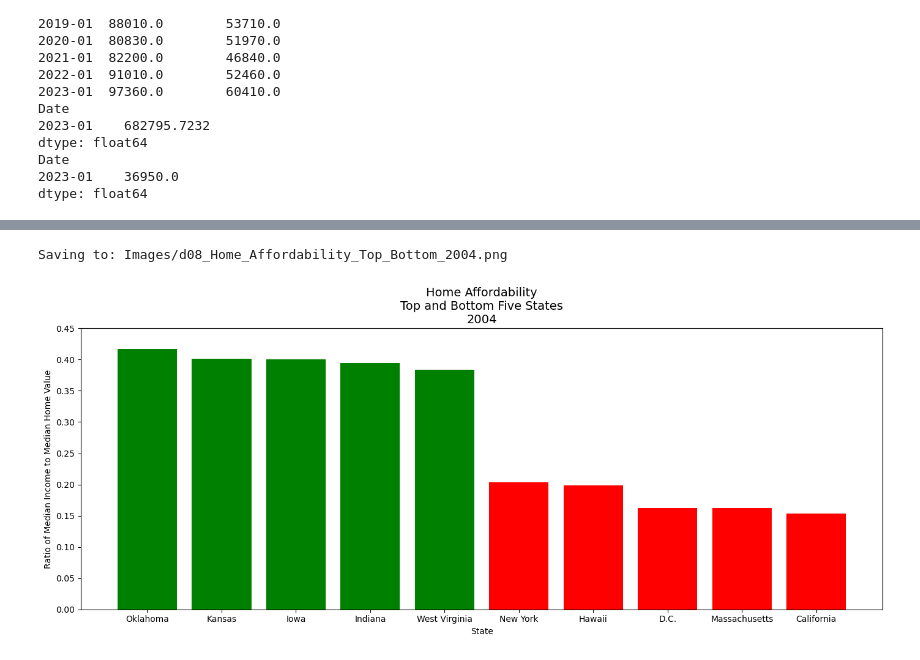
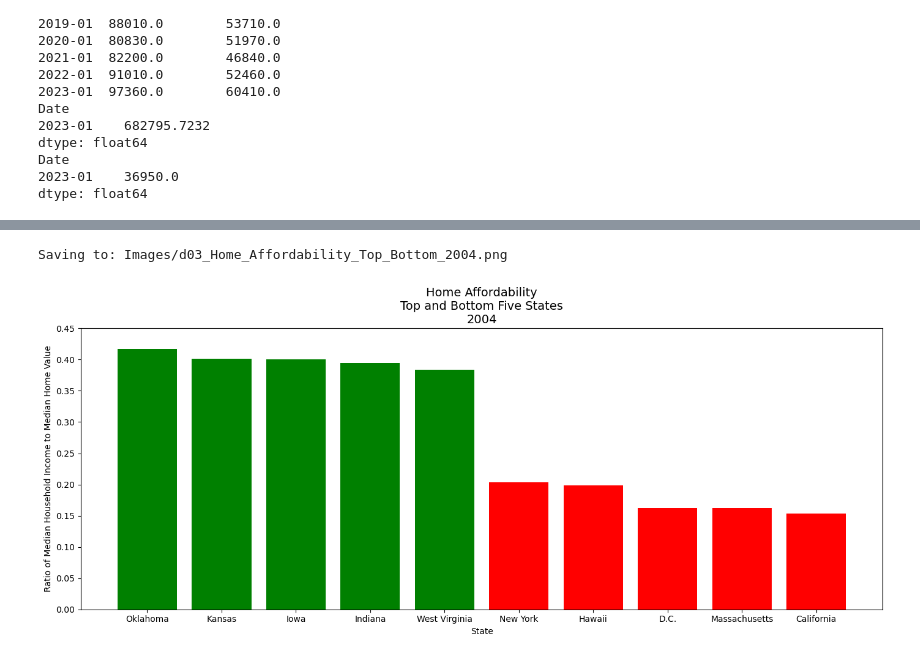
Before and after one commit to d-burke-data/Project_01, a Jupyter notebook: Work_David/Home_Value_vs_Median_Income.ipynb, the cells around one changed output, grey strips where cells are left out. Cells and saved outputs as stored; diff of their text form; code cells hidden in the pictures.

```diff
--- a/Work_David/Home_Value_vs_Median_Income.ipynb
+++ b/Work_David/Home_Value_vs_Median_Income.ipynb
@@ -338,7 +303,7 @@ Date
 2023-01    36950.0
 dtype: float64
 # %%
-plt.figure(figsize=(14,6))
-graph_home_value_vs_income(["Hawaii", "West Virginia"])
+#plt.figure(figsize=(14,6))
+#graph_home_value_vs_income(["Hawaii", "West Virginia"])
 
-figure_count = save_figure(figure_count, "Images","States_HI_WV_2004-2023.png")
+#figure_count = save_figure(figure_count, "Images","States_HI_WV_2004-2023.png")
@@ -355,7 +317,7 @@ Saving to: Images/d04_States_HI_WV_2004-2023.png
 #
 #figure_count = save_figure(figure_count, "Images","States_HI_WV_2004-2023.png")
 # %%
-plt.figure(figsize=(14,6))
-graph_home_value_vs_income(["Maryland", "Mississippi"])
+#plt.figure(figsize=(14,6))
+#graph_home_value_vs_income(["Maryland", "Mississippi"])
 
-figure_count = save_figure(figure_count, "Images","States_MD_MS_2004-2023.png")
+#figure_count = save_figure(figure_count, "Images","States_MD_MS_2004-2023.png")
@@ -405,16 +402,16 @@ Saving to: Images/d06_LinearRegression_Home_Values_Income_2004.png
 # %%
-labels = [f"Median Household Income vs Median Home Value\nAll States\n{home_value_df.iloc[-1,0]}",
-          "Median Household Income ($)",
-          "Median Home Value ($)"]
+#labels = [f"Median Household Income vs Median Home Value\nAll States\n{home_value_df.iloc[-1,0]}",
+#          "Median Household Income ($)",
+#          "Median Home Value ($)"]
 
-plt.figure(figsize=(10,8))
-x_vals = median_income_df.iloc[-1:,start_column:end_column]
-y_vals = home_value_df.iloc[-1:,start_column:end_column]
+#plt.figure(figsize=(10,8))
+#x_vals = median_income_df.iloc[-1:,start_column:end_column]
+#y_vals = home_value_df.iloc[-1:,start_column:end_column]
 
-r2 = LinRegressPlot(x_vals.squeeze(), y_vals.squeeze(), (80000,120000), labels=labels)
-plt.annotate(f"$R^2$ = {round(r2,4)}", (80000, 90000), color='r', size=12)
+#r2 = LinRegressPlot(x_vals.squeeze(), y_vals.squeeze(), (80000,120000), labels=labels)
+#plt.annotate(f"$R^2$ = {round(r2,4)}", (80000, 90000), color='r', size=12)
 
-plt.ylim(0, 850000)
+#plt.ylim(0, 850000)
 
-figure_count = save_figure(figure_count, "Images","LinearRegression_Home_Values_Income_2023.png")
-plt.show();
+#figure_count = save_figure(figure_count, "Images","LinearRegression_Home_Values_Income_2023.png")
+#plt.show();
@@ -455,17 +447,17 @@ plt.show();
 # %%
 plt.figure(figsize=(14,6))
 plt.bar(ratio_top_5_2004.index, ratio_top_5_2004['Ratio'], color='green')
 plt.bar(ratio_bottom_5_2004.index, ratio_bottom_5_2004['Ratio'], color='red')
 plt.ylim((0,0.45))
 plt.title(f"Home Affordability\nTop and Bottom Five States\n{median_income_df.iloc[0:1,0].iloc[0]}", size=14)
 plt.xlabel("State")
-plt.ylabel("Ratio of Median Income to Median Home Value")
+plt.ylabel("Ratio of Median Household Income to Median Home Value")
 plt.tight_layout()
 figure_count = save_figure(figure_count, "Images","Home_Affordability_Top_Bottom_2004.png")
 plt.show();
 # %% [output]
-Saving to: Images/d08_Home_Affordability_Top_Bottom_2004.png
+Saving to: Images/d03_Home_Affordability_Top_Bottom_2004.png
-[figure, old version]
+[figure, new version]
 # %%
 # Calculate home value : income ratios 2023
 
```
Also changed, not shown: parts of 25 cells of this notebook, 19 other files.
